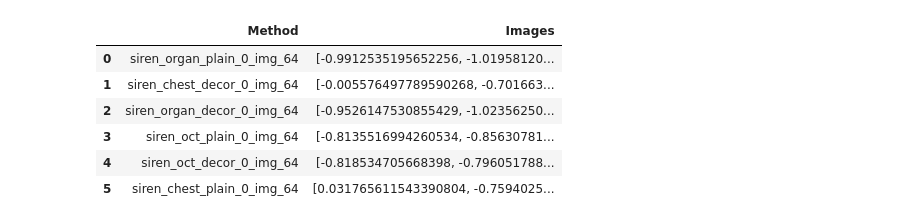
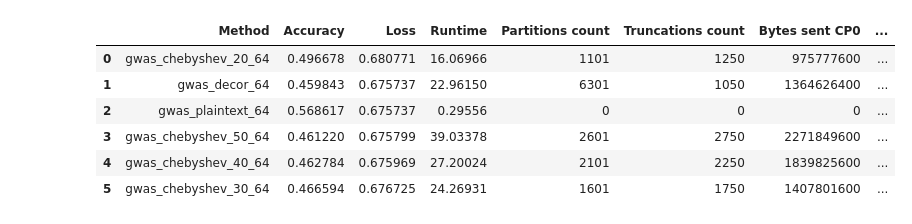
Before and after one commit to hcholab/decor, a Jupyter notebook: plots.ipynb, the cells around one changed output. Saved outputs shown, nothing was run; the diff lists cells and outputs as text; code cells hidden in the pictures.

```diff
--- a/plots.ipynb
+++ b/plots.ipynb
@@ -34,14 +34,14 @@ show_plots = False
 
 dump_folder = "dump"
 dump_files = [
-    # "decor_trig",
+    "decor_trig",
     "decor",
     "fourier",
     "cheby",
-    # "taylor"
+    "taylor"
     ]
 nbit_fs = [64]
-intervals_count = 1
+intervals_count = 4
 cps = [0, 1]
 exclude = []
 
@@ -124,6 +124,17 @@ for dump_file in dump_files:
                 except FileNotFoundError:
                     print(f"Could not find {dump_folder}/{dump_file}_{i}_{nbit_f}.p")
 
+# Calculate total network overhead as the sum of bytes sent by both parties
+if cps == [0, 1]:
+    df_data[f'Bytes sent total'] = [
+        df_data[f'Bytes sent CP0'][i] + df_data[f'Bytes sent CP1'][i] * 2
+        for i in range(len(df_data['Method']))
+    ]
+    df_data[f'Requests sent total'] = [
+        df_data[f'Requests sent CP0'][i] + df_data[f'Requests sent CP1'][i] * 2
+        for i in range(len(df_data['Method']))
+    ]
+
 df = pd.DataFrame(df_data)
 # %%
 if df.empty:
@@ -362,12 +442,12 @@ e2e_df = pd.DataFrame(df_data)
 gwas_betas_df = pd.DataFrame(df_gwas_betas)
 siren_images_df = pd.DataFrame(df_siren_images)
 # %%
-siren_images_df
+e2e_df
 # %% [output]
-|  | Method | Images |
-| 0 | siren_organ_plain_0_img_64 | [-0.9912535195652256, -1.01958120... |
-| 1 | siren_chest_decor_0_img_64 | [-0.005576497789590268, -0.701663... |
-| 2 | siren_organ_decor_0_img_64 | [-0.9526147530855429, -1.02356250... |
-| 3 | siren_oct_plain_0_img_64 | [-0.8135516994260534, -0.85630781... |
-| 4 | siren_oct_decor_0_img_64 | [-0.818534705668398, -0.796051788... |
-| 5 | siren_chest_plain_0_img_64 | [0.031765611543390804, -0.7594025... |
+|  | Method | Accuracy | Loss | Runtime | Partitions count | Truncations count | Bytes sent CP0 | ... |
+| 0 | gwas_chebyshev_20_64 | 0.496678 | 0.680771 | 16.06966 | 1101 | 1250 | 975777600 | ... |
+| 1 | gwas_decor_64 | 0.459843 | 0.675737 | 22.96150 | 6301 | 1050 | 1364626400 | ... |
+| 2 | gwas_plaintext_64 | 0.568617 | 0.675737 | 0.29556 | 0 | 0 | 0 | ... |
+| 3 | gwas_chebyshev_50_64 | 0.461220 | 0.675799 | 39.03378 | 2601 | 2750 | 2271849600 | ... |
+| 4 | gwas_chebyshev_40_64 | 0.462784 | 0.675969 | 27.20024 | 2101 | 2250 | 1839825600 | ... |
+| 5 | gwas_chebyshev_30_64 | 0.466594 | 0.676725 | 24.26931 | 1601 | 1750 | 1407801600 | ... |
```
Also changed, not shown: parts of 9 cells of this notebook, 4 other files.
